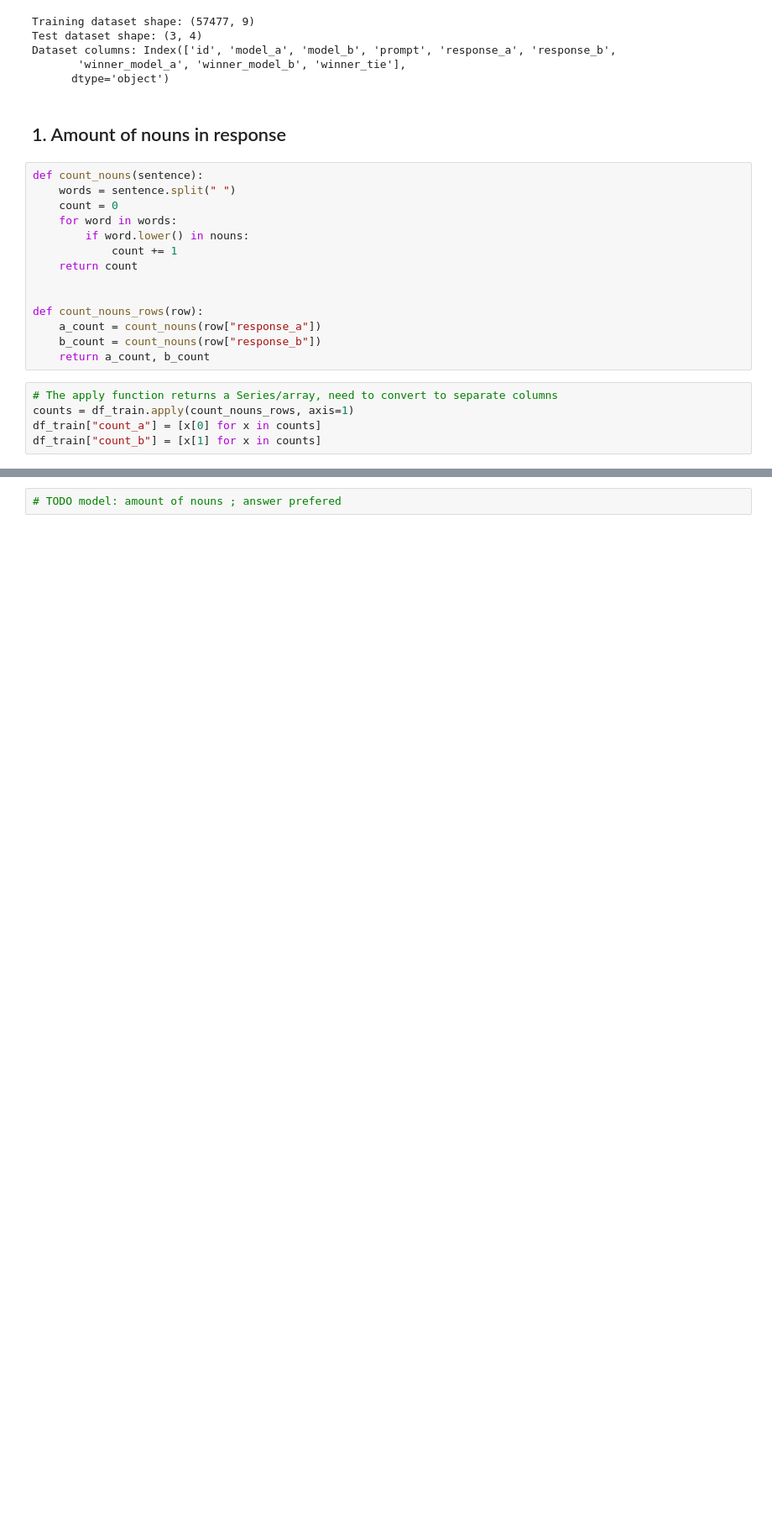
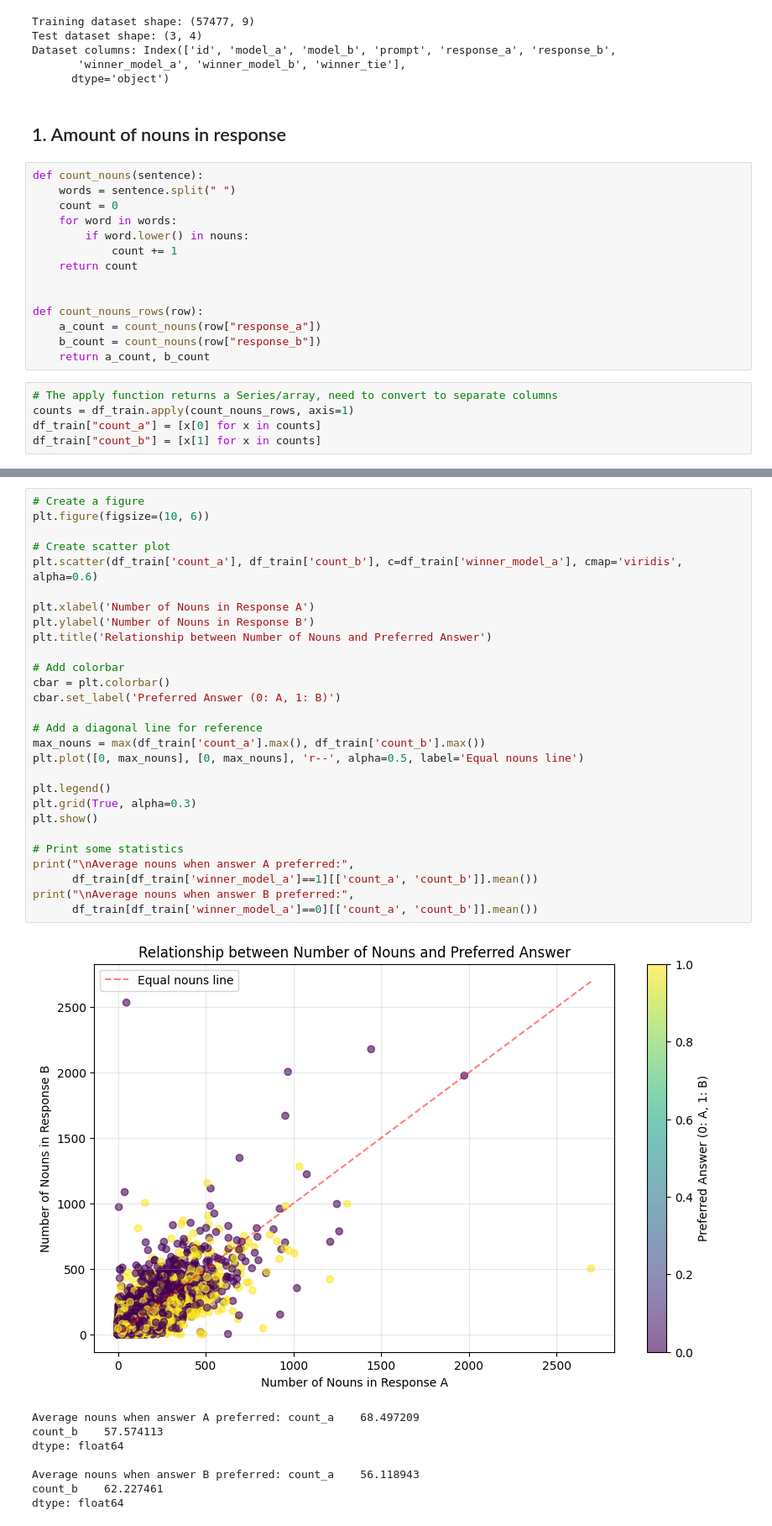
Before and after one commit to Seifeddini/KaggleCompetitions, a Jupyter notebook: LLM Classificationn Finetuning/data_analysis.ipynb, the cells around one changed output, grey strips where cells are left out. Shown: that part at 84% size. Cells and saved outputs as stored; diff of their text form; blank space fills up the shorter version.

Commit message:
created some more plots

```diff
--- a/LLM Classificationn Finetuning/data_analysis.ipynb
+++ b/LLM Classificationn Finetuning/data_analysis.ipynb
@@ -118,4 +121,39 @@ print(df_train[:3])
 1               1           0      213      203
 2               0           1       46       77
-# %%
-# TODO model: amount of nouns ; answer prefered
+# %%
+# Create a figure
+plt.figure(figsize=(10, 6))
+
+# Create scatter plot
+plt.scatter(df_train['count_a'], df_train['count_b'], c=df_train['winner_model_a'], cmap='viridis', alpha=0.6)
+
+plt.xlabel('Number of Nouns in Response A')
+plt.ylabel('Number of Nouns in Response B')
+plt.title('Relationship between Number of Nouns and Preferred Answer')
+
+# Add colorbar
+cbar = plt.colorbar()
+cbar.set_label('Preferred Answer (0: A, 1: B)')
+
+# Add a diagonal line for reference
+max_nouns = max(df_train['count_a'].max(), df_train['count_b'].max())
+plt.plot([0, max_nouns], [0, max_nouns], 'r--', alpha=0.5, label='Equal nouns line')
+
+plt.legend()
+plt.grid(True, alpha=0.3)
+plt.show()
+
+# Print some statistics
+print("\nAverage nouns when answer A preferred:",
+      df_train[df_train['winner_model_a']==1][['count_a', 'count_b']].mean())
+print("\nAverage nouns when answer B preferred:",
+      df_train[df_train['winner_model_a']==0][['count_a', 'count_b']].mean())
+# %% [output]
+[figure, added]
+Average nouns when answer A preferred: count_a    68.497209
+count_b    57.574113
+dtype: float64
+
+Average nouns when answer B preferred: count_a    56.118943
+count_b    62.227461
+dtype: float64
```
Also changed, not shown: parts of 5 cells of this notebook, 1 other file.
